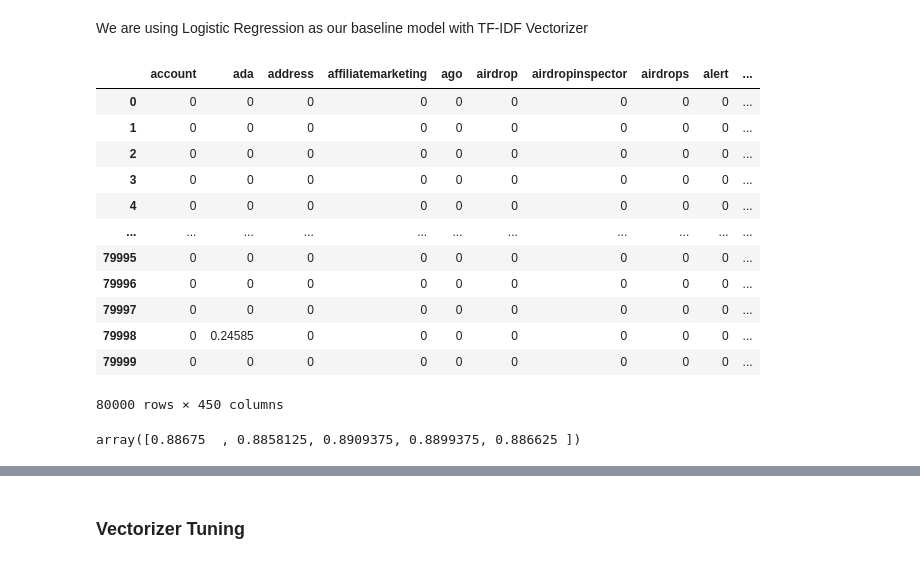
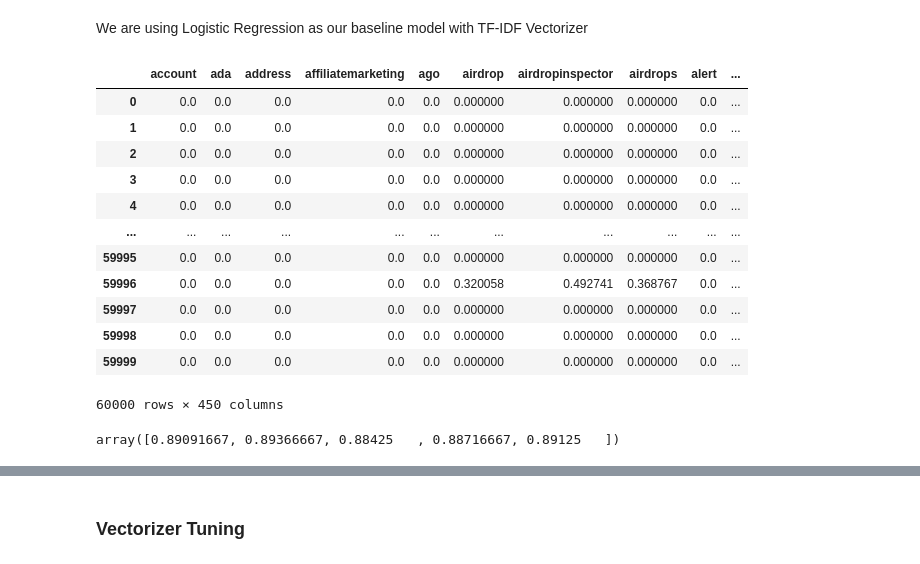
Before and after one commit to Jehoi-ga-ada/Bitcoin-Sentiment-Analysis, a Jupyter notebook: models.ipynb, the cells around one changed output, grey strips where cells are left out. Drawn from its saved outputs; the diff is of its cells as text; code cells hidden in the pictures.

Commit message:
Added validation to split

```diff
--- a/models.ipynb
+++ b/models.ipynb
@@ -108,6 +113,7 @@ X = data.drop(columns='labels')
 y = data['labels']
 
 X_train, X_test, y_train, y_test = train_test_split(X, y, random_state=42, test_size=0.2)
+X_train, X_val, y_train, y_val = train_test_split(X_train, y_train, random_state=42, test_size=0.25) # 0.25 * 0.8 = 0.2
 # %% [markdown]
 Checking the proportion of each class to make sure the data is balanced
 # %%
@@ -131,34 +142,34 @@ We are using Logistic Regression as our baseline model with TF-IDF Vectorizer
 # %%
 MAX_FEAT = 450
 MAX_ITER = 10000
 
 baseline_model = LogisticRegression(max_iter=MAX_ITER)
 
 vectorizer = TfidfVectorizer(max_features=MAX_FEAT)
 
 vectorized_xtrain = vectorizer.fit_transform(X_train['text_without_stopwords'])
-vectorized_xtest = vectorizer.transform(X_test['text_without_stopwords'])
+vectorized_xval = vectorizer.transform(X_val['text_without_stopwords'])
 
 pd.DataFrame.sparse.from_spmatrix(vectorized_xtrain, columns=vectorizer.get_feature_names_out())
 # %% [output]
 |  | account | ada | address | affiliatemarketing | ago | airdrop | airdropinspector | airdrops | alert | ... |
-| 0 | 0 | 0 | 0 | 0 | 0 | 0 | 0 | 0 | 0 | ... |
-| 1 | 0 | 0 | 0 | 0 | 0 | 0 | 0 | 0 | 0 | ... |
-| 2 | 0 | 0 | 0 | 0 | 0 | 0 | 0 | 0 | 0 | ... |
-| 3 | 0 | 0 | 0 | 0 | 0 | 0 | 0 | 0 | 0 | ... |
-| 4 | 0 | 0 | 0 | 0 | 0 | 0 | 0 | 0 | 0 | ... |
+| 0 | 0.0 | 0.0 | 0.0 | 0.0 | 0.0 | 0.000000 | 0.000000 | 0.000000 | 0.0 | ... |
+| 1 | 0.0 | 0.0 | 0.0 | 0.0 | 0.0 | 0.000000 | 0.000000 | 0.000000 | 0.0 | ... |
+| 2 | 0.0 | 0.0 | 0.0 | 0.0 | 0.0 | 0.000000 | 0.000000 | 0.000000 | 0.0 | ... |
+| 3 | 0.0 | 0.0 | 0.0 | 0.0 | 0.0 | 0.000000 | 0.000000 | 0.000000 | 0.0 | ... |
+| 4 | 0.0 | 0.0 | 0.0 | 0.0 | 0.0 | 0.000000 | 0.000000 | 0.000000 | 0.0 | ... |
 | ... | ... | ... | ... | ... | ... | ... | ... | ... | ... | ... |
-| 79995 | 0 | 0 | 0 | 0 | 0 | 0 | 0 | 0 | 0 | ... |
-| 79996 | 0 | 0 | 0 | 0 | 0 | 0 | 0 | 0 | 0 | ... |
-| 79997 | 0 | 0 | 0 | 0 | 0 | 0 | 0 | 0 | 0 | ... |
-| 79998 | 0 | 0.24585 | 0 | 0 | 0 | 0 | 0 | 0 | 0 | ... |
-| 79999 | 0 | 0 | 0 | 0 | 0 | 0 | 0 | 0 | 0 | ... |
+| 59995 | 0.0 | 0.0 | 0.0 | 0.0 | 0.0 | 0.000000 | 0.000000 | 0.000000 | 0.0 | ... |
+| 59996 | 0.0 | 0.0 | 0.0 | 0.0 | 0.0 | 0.320058 | 0.492741 | 0.368767 | 0.0 | ... |
+| 59997 | 0.0 | 0.0 | 0.0 | 0.0 | 0.0 | 0.000000 | 0.000000 | 0.000000 | 0.0 | ... |
+| 59998 | 0.0 | 0.0 | 0.0 | 0.0 | 0.0 | 0.000000 | 0.000000 | 0.000000 | 0.0 | ... |
+| 59999 | 0.0 | 0.0 | 0.0 | 0.0 | 0.0 | 0.000000 | 0.000000 | 0.000000 | 0.0 | ... |
-80000 rows × 450 columns
+60000 rows × 450 columns
 # %%
 baseline_cv = cross_val_score(baseline_model, vectorized_xtrain, y_train)
 baseline_cv
 # %% [output]
-array([0.88675  , 0.8858125, 0.8909375, 0.8899375, 0.886625 ])
+array([0.89091667, 0.89366667, 0.88425   , 0.88716667, 0.89125   ])
 # %%
 baseline_model.fit(vectorized_xtrain, y_train)
 
```
Also changed, not shown: parts of 15 cells of this notebook, 2 other files.
